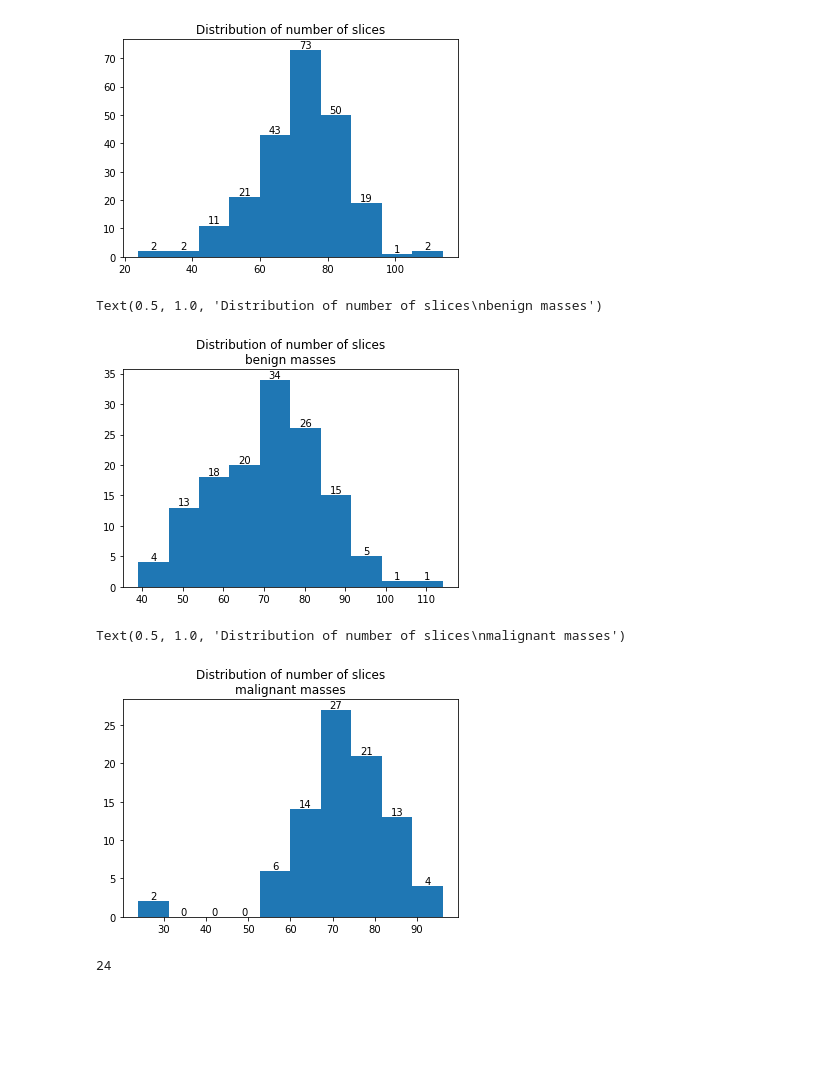
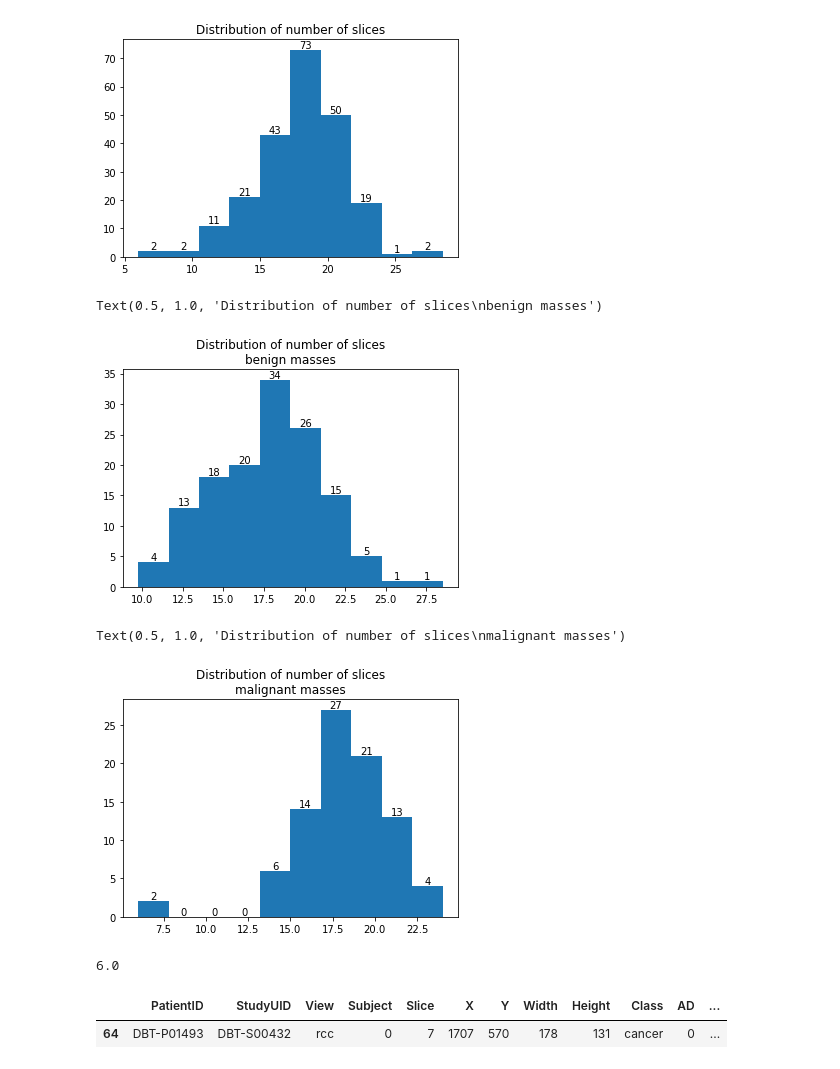
Before and after one commit to andreaberti11235/DBT_utils_script, a Jupyter notebook: analyse_crop_dimensions.ipynb, the cells around one changed output. Cells and saved outputs as stored; diff of their text form; code cells hidden in the pictures; blank space fills up the shorter version.

Commit message:
Fixed error on third dimention, the size of the mass is now 1/4 of the VolumeSlices field from the csv

```diff
--- a/analyse_crop_dimensions.ipynb
+++ b/analyse_crop_dimensions.ipynb
@@ -97,9 +97,9 @@ Text(0.5, 1.0, 'Distribution of the difference between the two dimentions\nover
 # %% [markdown]
 # Analisis of the number of slices of the masses
 # %%
-depth = df['VolumeSlices']
-depth_benign = df[df['Class'] == 'benign']['VolumeSlices']
-depth_cancer = df[df['Class'] == 'cancer']['VolumeSlices']
+depth = df['VolumeSlices'] / 4
+depth_benign = df[df['Class'] == 'benign']['VolumeSlices'] / 4
+depth_cancer = df[df['Class'] == 'cancer']['VolumeSlices'] /4
 # %%
 counts, edges, bars = plt.hist(depth)
 plt.bar_label(bars)
@@ -113,15 +113,20 @@ plt.bar_label(bars)
 plt.title('Distribution of number of slices\nbenign masses')
 # %% [output]
 Text(0.5, 1.0, 'Distribution of number of slices\nbenign masses')
-[figure, old version]
+[figure, new version]
 # %%
 counts, edges, bars = plt.hist(depth_cancer)
 plt.bar_label(bars)
 plt.title('Distribution of number of slices\nmalignant masses')
 # %% [output]
 Text(0.5, 1.0, 'Distribution of number of slices\nmalignant masses')
-[figure, old version]
+[figure, new version]
 # %%
 np.amin(depth_cancer)
 # %% [output]
-24
+6.0
+# %%
+df[df['VolumeSlices'] == np.amin(depth_cancer) * 4]
+# %% [output]
+|  | PatientID | StudyUID | View | Subject | Slice | X | Y | Width | Height | Class | AD | ... |
+| 64 | DBT-P01493 | DBT-S00432 | rcc | 0 | 7 | 1707 | 570 | 178 | 131 | cancer | 0 | ... |
```
